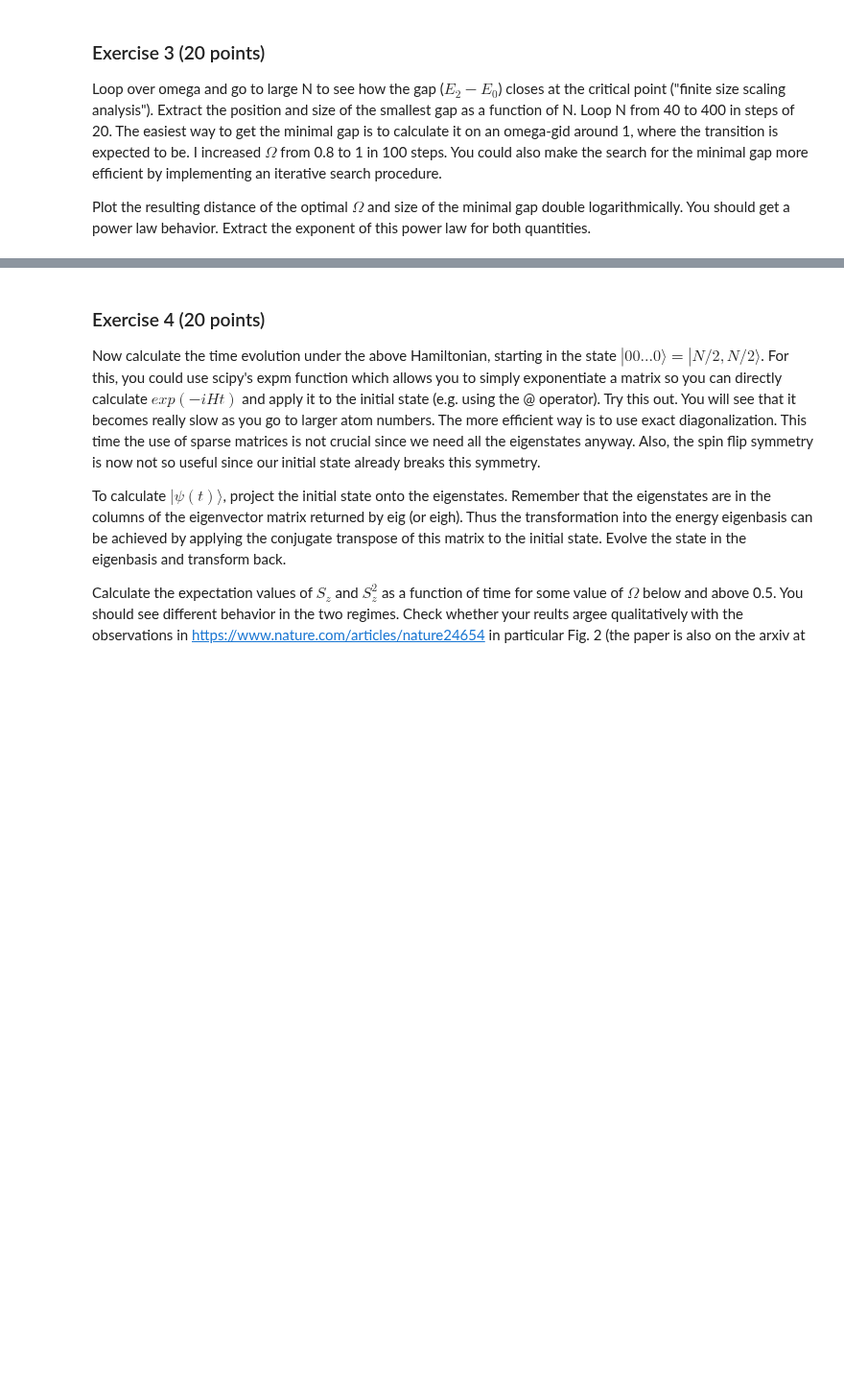
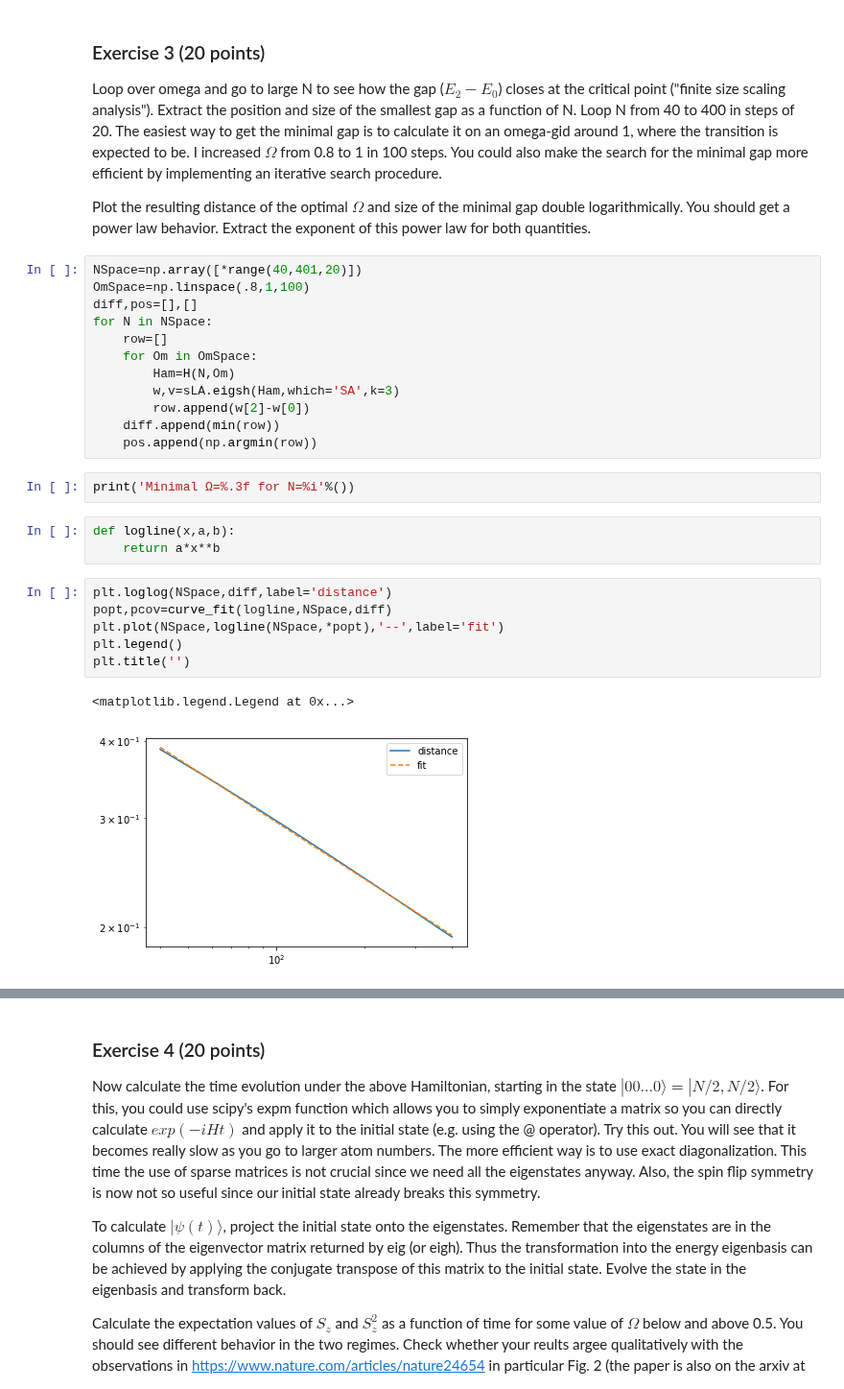
Before and after one commit to ml4cdeca/ComputationalQuantumDynamics, a Jupyter notebook: blatt4/exercise4.ipynb, the cells around one changed output, grey strips where cells are left out. Shown at 96% size. Cells and saved outputs as stored; diff of their text form; blank space fills up the shorter version.

```diff
--- a/blatt4/exercise4.ipynb
+++ b/blatt4/exercise4.ipynb
@@ -127,3 +127,29 @@ Text(0.5, 1.0, 'Probability P(M;$\\Omega$)')
 Loop over omega and go to large N to see how the gap ($E_2-E_0$) closes at the critical point ("finite size scaling analysis"). Extract the position and size of the smallest gap as a function of N. Loop N from 40 to 400 in steps of 20. The easiest way to get the minimal gap is to calculate it on an omega-gid around 1, where the transition is expected to be. I increased $\Omega$ from 0.8 to 1 in 100 steps. You could also make the search for the minimal gap more efficient by implementing an iterative search procedure.
 
 Plot the resulting distance of the optimal $\Omega$ and size of the minimal gap double logarithmically. You should get a power law behavior. Extract the exponent of this power law for both quantities.
+# %%
+NSpace=np.array([*range(40,401,20)])
+OmSpace=np.linspace(.8,1,100)
+diff,pos=[],[]
+for N in NSpace:
+    row=[]
+    for Om in OmSpace:
+        Ham=H(N,Om)
+        w,v=sLA.eigsh(Ham,which='SA',k=3)
+        row.append(w[2]-w[0])
+    diff.append(min(row))
+    pos.append(np.argmin(row))
+# %%
+print('Minimal Ω=%.3f for N=%i'%())
+# %%
+def logline(x,a,b):
+    return a*x**b
+# %%
+plt.loglog(NSpace,diff,label='distance')
+popt,pcov=curve_fit(logline,NSpace,diff)
+plt.plot(NSpace,logline(NSpace,*popt),'--',label='fit')
+plt.legend()
+plt.title('')
+# %% [output]
+<matplotlib.legend.Legend at 0x...>
+[figure, added]
```
Also changed, not shown: parts of 2 cells of this notebook.
